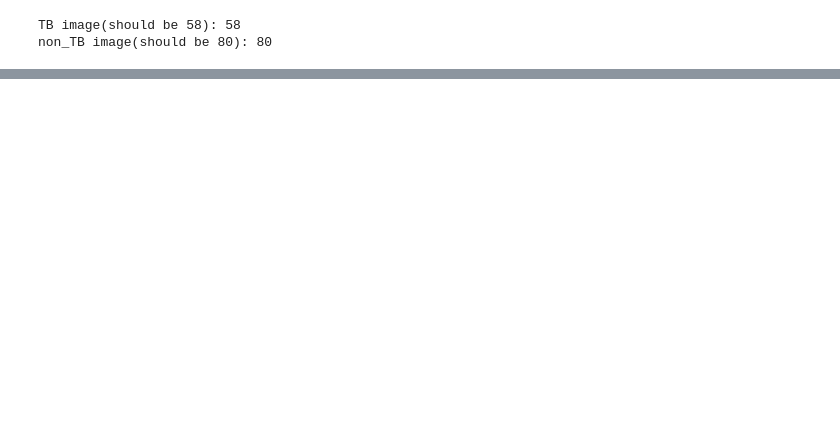
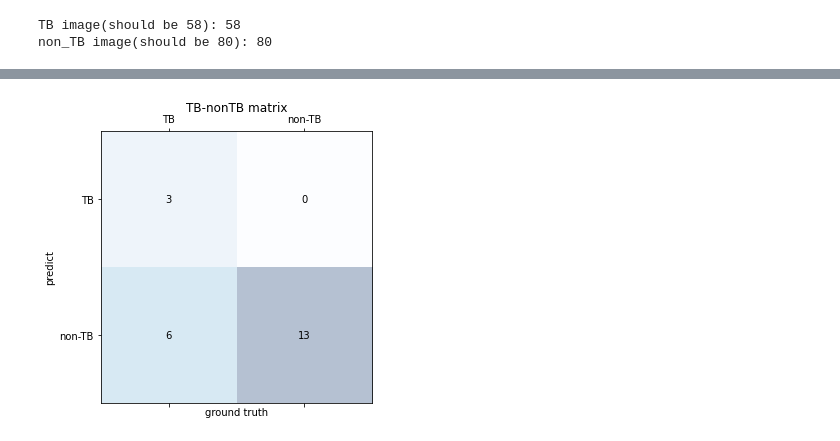
Before and after one commit to nivation/Chexnet_Tensorflow, a Jupyter notebook: MON.ipynb, the cells around one changed output, grey strips where cells are left out. Cells and saved outputs as stored; diff of their text form; code cells hidden in the pictures; blank space fills up the shorter version.

```diff
--- a/MON.ipynb
+++ b/MON.ipynb
@@ -249,0 +438,42 @@ reduce_lr = ReduceLROnPlateau(factor = 0.5,
+# %%
+# Set threshold = 0.5 and evalute + xlsx + Matrix
+y_pred_half = []
+output_matrix = np.array([[0,0],[0,0]])
+for i in range(len(y_pred)):
+    if y_pred[i] >= 0.5:
+        y_pred_half.append(1)
+    else :y_pred_half.append(0)
+
+# save filename
+name = df['path']
+
+# output csv
+outputdir = open('/home/stevenlai/Desktop/chexnet_tensorflow/MON/result/MON.csv','w')
+csvwriter = csv.writer(outputdir)
+csvwriter.writerow(['file','ground truth','predict'])
+for i in range(len(name)):
+    csvwriter.writerow([name[i],y_label[i],y_pred_half[i]])
+outputdir.close()
+
+confusion_matrix = metrics.confusion_matrix(y_true=y_label, y_pred = y_pred_half)
+confusion_matrix
+output_matrix[0][0] = confusion_matrix[1][1]
+output_matrix[0][1] = confusion_matrix[0][1]
+output_matrix[1][0] = confusion_matrix[1][0]
+output_matrix[1][1] = confusion_matrix[0][0]
+
+fig, ax = plt.subplots(figsize=(5,5))
+ax.matshow(output_matrix, cmap=plt.cm.Blues, alpha=0.3)
+for i in range(2):
+    for j in range(2):
+        ax.text(i, j, s = output_matrix.T[i, j], va='center', ha='center')
+plt.title('TB-nonTB matrix')
+plt.xlabel('ground truth')
+plt.ylabel('predict')
+labels = ['TB','non-TB']
+ax.set_xticklabels([''] + labels)
+ax.set_yticklabels([''] + labels)
+plt.savefig('/home/stevenlai/Desktop/chexnet_tensorflow/MON/plot/Mon_Densenet_binary_prob_matrix.jpg')
+plt.show()
+# %% [output]
+[figure, added]
```
Also changed, not shown: parts of 15 cells of this notebook, 2 other files.
